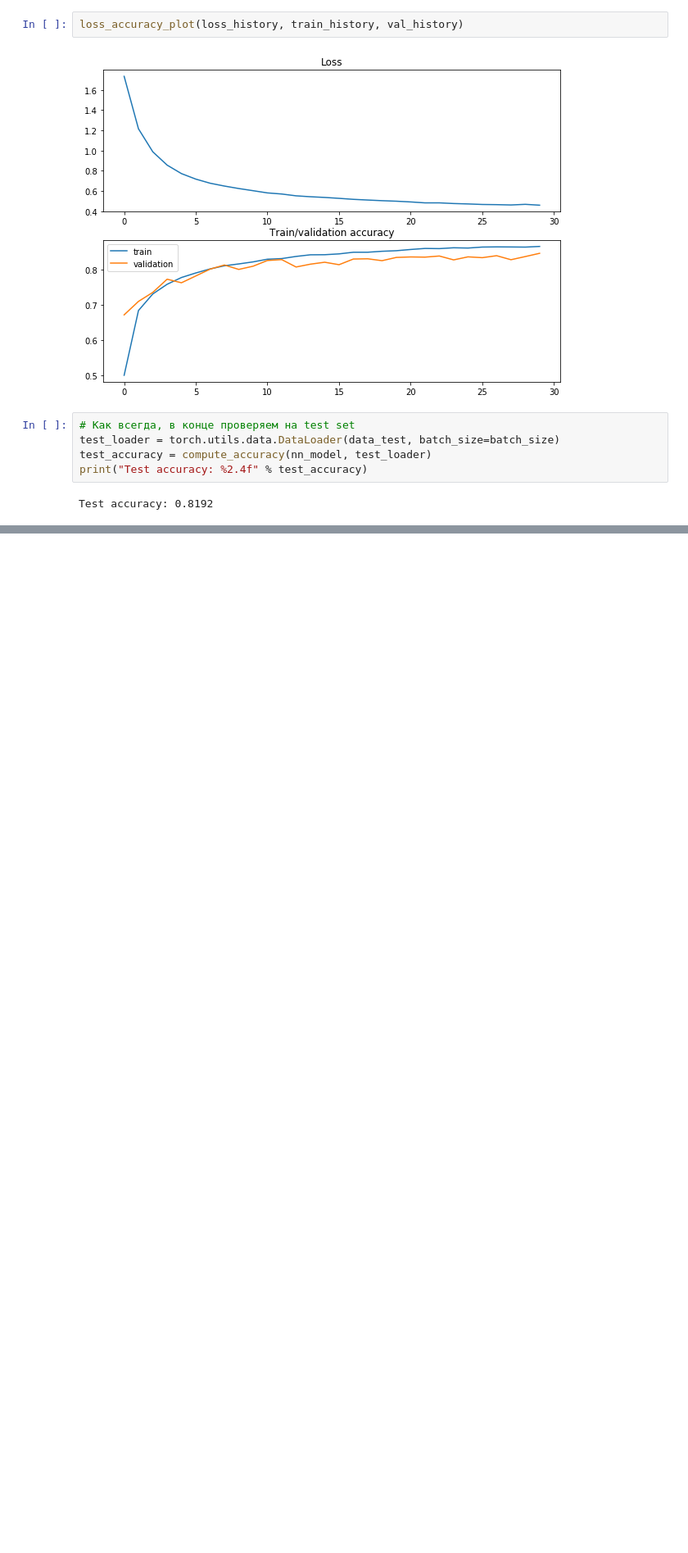
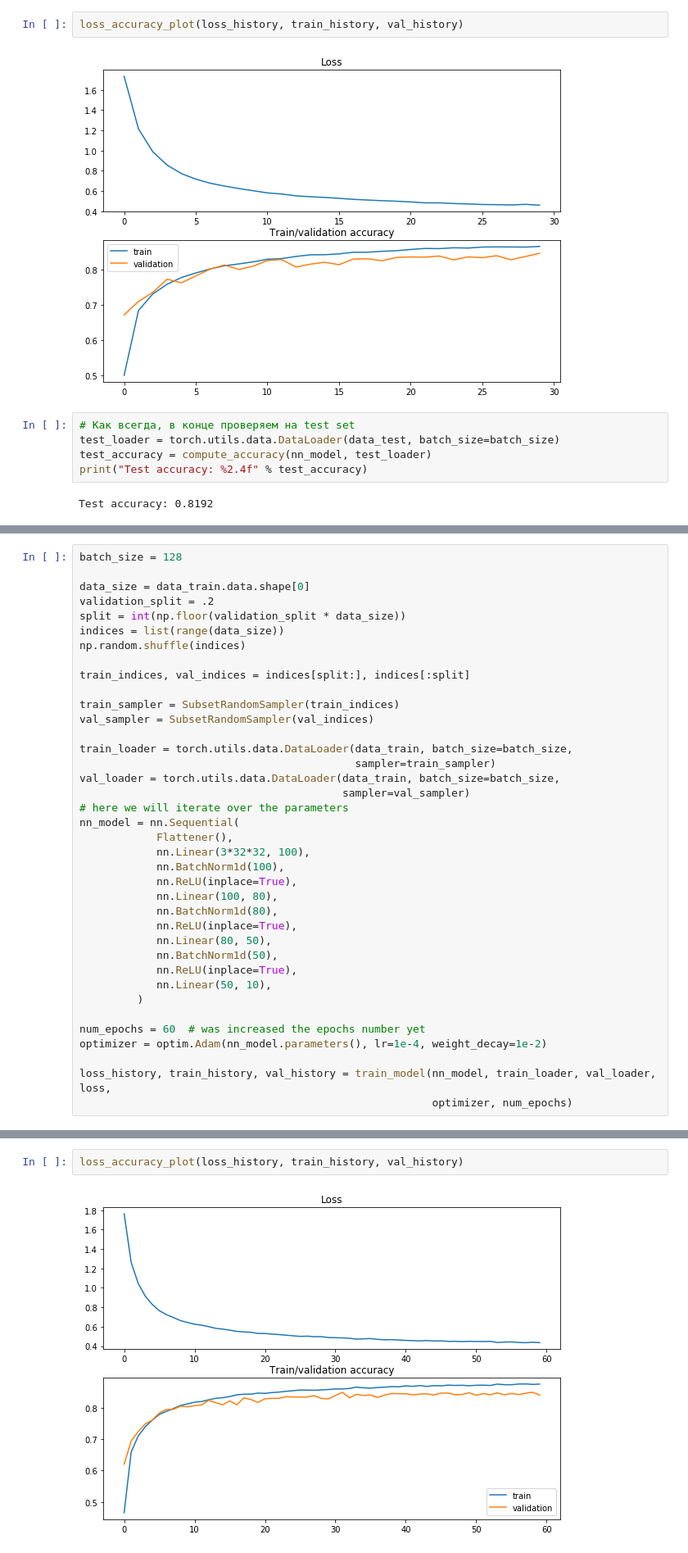
Before and after one commit to PsychoXgod/dlcourse_ai, a Jupyter notebook: assignments/assignment2/PyTorch.ipynb, the cells around one changed output, grey strips where cells are left out. Shown at 82% size. Saved outputs shown, nothing was run; the diff lists cells and outputs as text; blank space fills up the shorter version.

```diff
--- a/assignments/assignment2/PyTorch.ipynb
+++ b/assignments/assignment2/PyTorch.ipynb
@@ -1639,0 +1720,38 @@ Average loss: 0.527449, Train accuracy: 0.848514, Val accuracy: 0.814211
+# %%
+batch_size = 128
+
+data_size = data_train.data.shape[0]
+validation_split = .2
+split = int(np.floor(validation_split * data_size))
+indices = list(range(data_size))
+np.random.shuffle(indices)
+
+train_indices, val_indices = indices[split:], indices[:split]
+
+train_sampler = SubsetRandomSampler(train_indices)
+val_sampler = SubsetRandomSampler(val_indices)
+
+train_loader = torch.utils.data.DataLoader(data_train, batch_size=batch_size,
+                                           sampler=train_sampler)
+val_loader = torch.utils.data.DataLoader(data_train, batch_size=batch_size,
+                                         sampler=val_sampler)
+# here we will iterate over the parameters
+nn_model = nn.Sequential(
+            Flattener(),
+            nn.Linear(3*32*32, 100),
+            nn.BatchNorm1d(100),
+            nn.ReLU(inplace=True),
+            nn.Linear(100, 80),
+            nn.BatchNorm1d(80),
+            nn.ReLU(inplace=True),
+            nn.Linear(80, 50),
+            nn.BatchNorm1d(50),
+            nn.ReLU(inplace=True),
+            nn.Linear(50, 10),
+         )
+
+num_epochs = 60  # was increased the epochs number yet
+optimizer = optim.Adam(nn_model.parameters(), lr=1e-4, weight_decay=1e-2)
+
+loss_history, train_history, val_history = train_model(nn_model, train_loader, val_loader, loss,
+                                                       optimizer, num_epochs)
@@ -1639,0 +1776,4 @@ Average loss: 0.527449, Train accuracy: 0.848514, Val accuracy: 0.814211
+# %%
+loss_accuracy_plot(loss_history, train_history, val_history)
+# %% [output]
+[figure, added]
```
Also changed, not shown: parts of 8 cells of this notebook.
